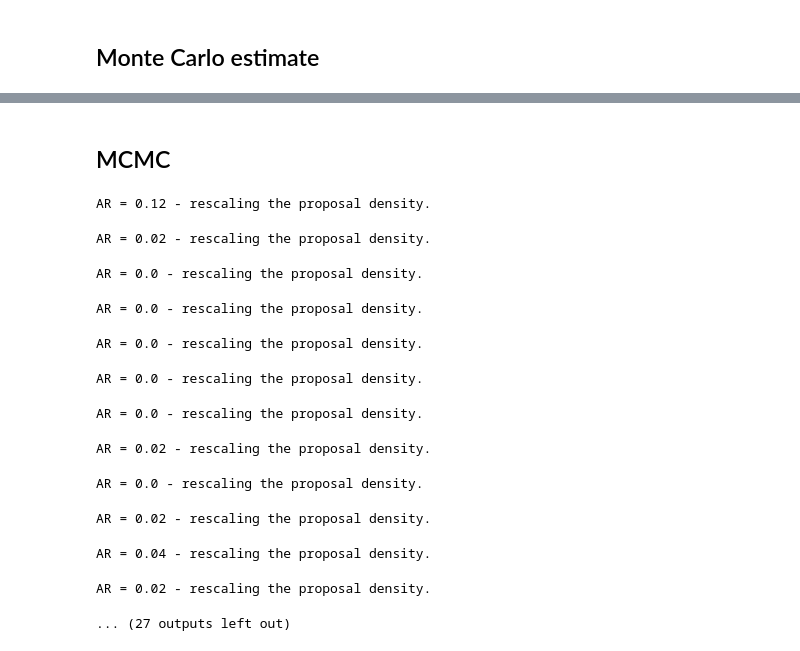
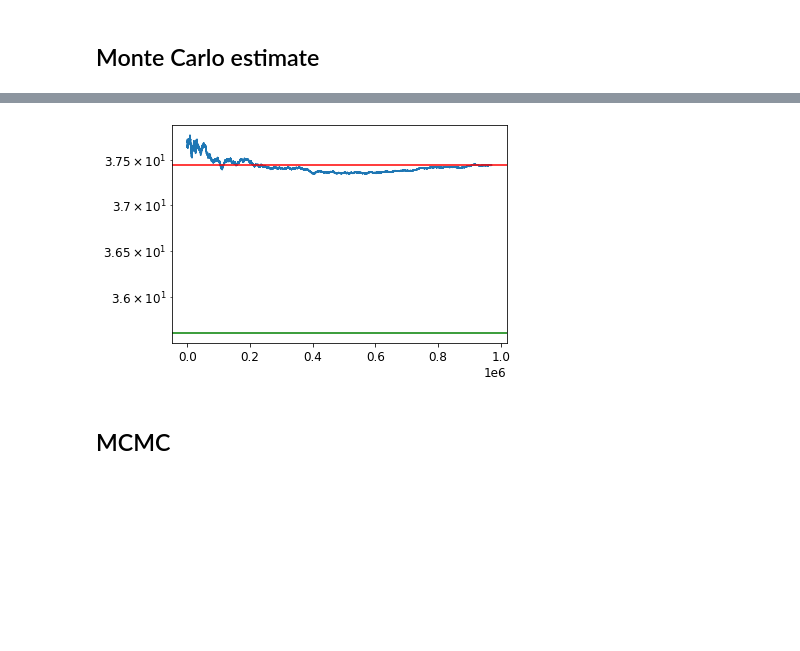
Before and after one commit to jp2011/stat-fem, a Jupyter notebook: notebooks/LHS Uncertainty.ipynb, the cells around one changed output, grey strips where cells are left out. Cells and saved outputs as stored; diff of their text form; code cells hidden in the pictures; blank space fills up the shorter version.

```diff
--- a/notebooks/LHS Uncertainty.ipynb
+++ b/notebooks/LHS Uncertainty.ipynb
@@ -135,14 +157,24 @@ plt.colorbar()
+# %%
+fig, ax = plt.subplots()
+ax.plot(mc_cum_mean_norm[30_000:])
+ax.axhline(np.linalg.norm(u_samples_em[-1], ord=2), c='green')
+ax.axhline(mc_cum_mean_norm[-1], c='red')
+mc_cum_mean_norm
+ax.set_yscale('log')
+# %% [output]
+[figure, added]
 # %% [markdown]
 ## MCMC
 # %%
-mcmc_num_samples = 10_000
-
 def log_likelihood(u: np.ndarray,
                    b: np.ndarray,
                    A: np.ndarray,
-                   G: np.ndarray):
-    (_, log_det) = np.linalg.slogdet(A) # A is pos. definite so sign ignored
-    result = log_det
+                   G: np.ndarray, include_det=True):
+    if include_det:
+        (_, log_det) = np.linalg.slogdet(A) # A is pos. definite so sign ignored
+        result = log_det
+    else:
+        result = 0
     result += np.dot(u, np.dot(A, np.linalg.solve(G, b)))
     result = result -0.5 * np.dot(u, np.dot(A, np.linalg.solve(G, np.dot(A, u))))
     return result
@@ -151,14 +183,13 @@ u_samples_mcmc = np.zeros((mcmc_num_samples, M))
 theta_samples_mcmc = np.zeros(mcmc_num_samples)
 
 warmup_interval_check = 50
-num_samples_warmup = int(0.2 * mcmc_num_samples)
 
 accepted = 0
 
-theta = np.exp(np.random.normal(0, 1e-3))
+theta = np.exp(np.random.normal(0, 1e-1))
 u = np.zeros(M)
 
-prop_std = 1e-1 # initial value for the std of the proposal
+prop_std = 1e-2 # initial value for the std of the proposal
 
 for n in tqdm(range(mcmc_num_samples)):
     # Recalibrate proposal density for ω
@@ -203,11 +234,13 @@ for n in tqdm(range(mcmc_num_samples)):
         solve(A_star, u_mean_star, b) # firedrake solve
         u_cov_star = A_star_inv_np @ G_np @ A_star_inv_np
 
-        log_p_u_given_theta_star = log_likelihood(u, b_np, A_star_np, G_np)
-        log_p_u_given_theta = log_likelihood(u, b_np, A_np, G_np)
+        log_p_u_given_theta_star = log_likelihood(u, b_np, A_star_np, G_np, include_det=True)
+        log_p_u_given_theta = log_likelihood(u, b_np, A_np, G_np, include_det=True)
 
         log_ar = log_p_u_given_theta_star + theta_prior.logpdf(theta_star) + theta_proposal_logpdf(theta_star, theta, prop_std)
+#         log_ar = log_p_u_given_theta_star + theta_proposal_logpdf(theta_star, theta, prop_std)
         log_ar = log_ar - log_p_u_given_theta - theta_prior.logpdf(theta) - theta_proposal_logpdf(theta, theta_star, prop_std)
+#         log_ar = log_ar - log_p_u_given_theta - theta_proposal_logpdf(theta, theta_star, prop_std)
 
         if np.exp(log_ar) > np.random.uniform(0, 1):
             accepted += 1
@@ -215,17 +248,8 @@ for n in tqdm(range(mcmc_num_samples)):
 
     theta_samples_mcmc[n] = theta
     u_samples_mcmc[n, :] = u
+
+if is_prior_logscale:
+    np.save(f"MCMC_samples_{mcmc_num_samples}_lognormal_prior_nx_{nx}_{experiment_label}.npy", u_samples_mcmc)
+else:
+    np.save(f"MCMC_samples_{mcmc_num_samples}_gamma_prior_nx_{nx}_{experiment_label}.npy", u_samples_mcmc)
-# %% [output]
-AR = 0.12 - rescaling the proposal density.
-AR = 0.02 - rescaling the proposal density.
-AR = 0.0 - rescaling the proposal density.
-AR = 0.0 - rescaling the proposal density.
-AR = 0.0 - rescaling the proposal density.
-AR = 0.0 - rescaling the proposal density.
-AR = 0.0 - rescaling the proposal density.
-AR = 0.02 - rescaling the proposal density.
-AR = 0.0 - rescaling the proposal density.
-AR = 0.02 - rescaling the proposal density.
-AR = 0.04 - rescaling the proposal density.
-AR = 0.02 - rescaling the proposal density.
-... (27 outputs left out)
```
Also changed, not shown: parts of 33 cells of this notebook, 6 other files.
